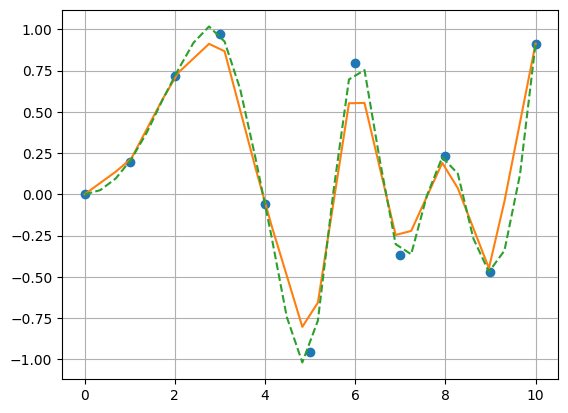
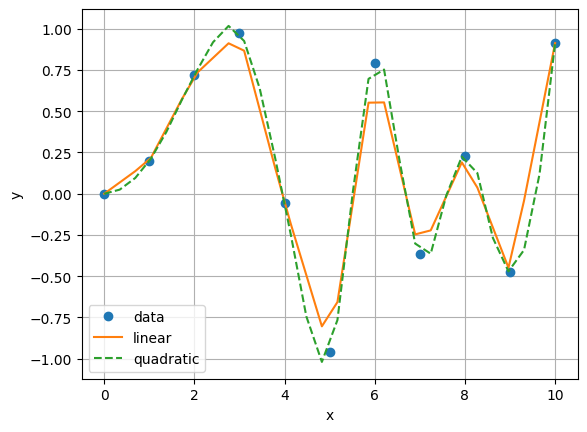
Code edit (unified diff) that turned the first committed figure into the second:
--- before
+++ after
@@ -9,3 +9,7 @@
 #グラフ描画
 plt.plot(x,y,'o',xnew,f1(xnew),'-',xnew,f2(xnew),'--')
+
+plt.legend(['data','linear','quadratic'],loc = 'best')
+plt.xlabel('x')
+plt.ylabel('y')
 plt.grid(True)

Commit: Colab を使用して作成されました